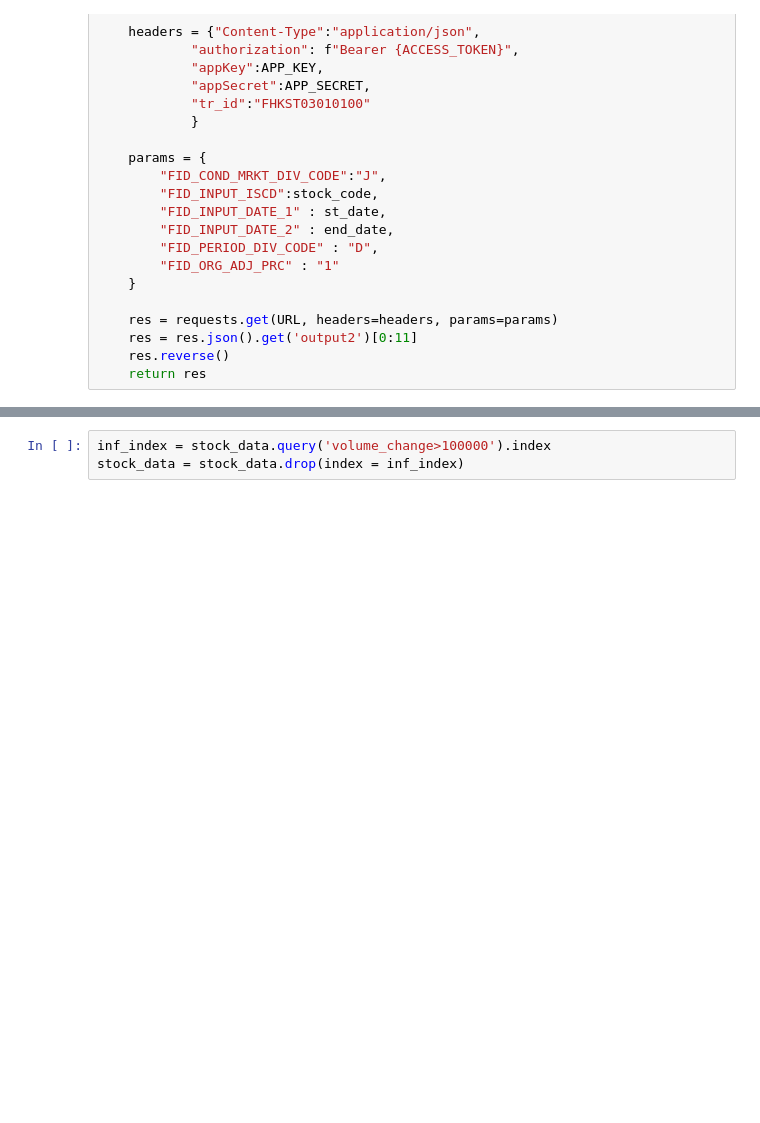
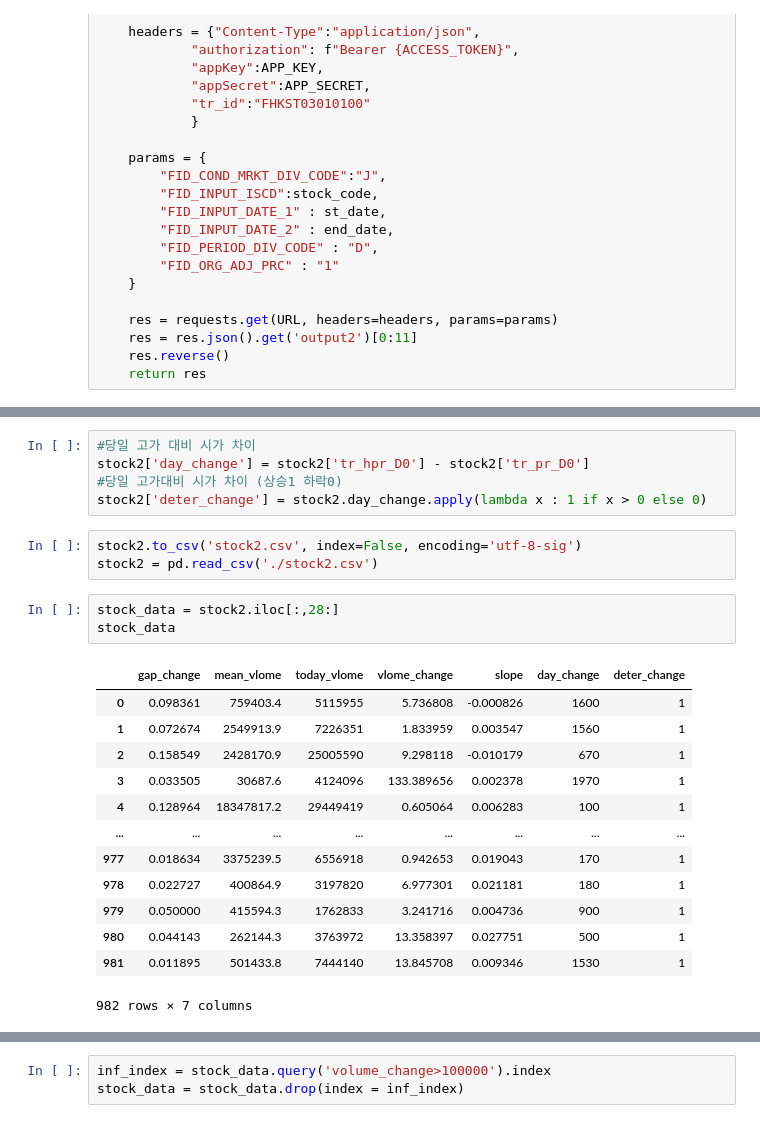
Before and after one commit to kknaks/assingment, a Jupyter notebook: 221228_stock/stock2.ipynb, the cells around one changed output, grey strips where cells are left out. Cells and saved outputs as stored; diff of their text form; blank space fills up the shorter version.

```diff
--- a/221228_stock/stock2.ipynb
+++ b/221228_stock/stock2.ipynb
@@ -289,0 +183,25 @@ stock_data = stock2.iloc[:,26:]
+# %%
+#당일 고가 대비 시가 차이
+stock2['day_change'] = stock2['tr_hpr_D0'] - stock2['tr_pr_D0']
+#당일 고가대비 시가 차이 (상승1 하락0)
+stock2['deter_change'] = stock2.day_change.apply(lambda x : 1 if x > 0 else 0)
+# %%
+stock2.to_csv('stock2.csv', index=False, encoding='utf-8-sig')
+stock2 = pd.read_csv('./stock2.csv')
+# %%
+stock_data = stock2.iloc[:,28:]
+stock_data
+# %% [output]
+|  | gap_change | mean_vlome | today_vlome | vlome_change | slope | day_change | deter_change |
+| 0 | 0.098361 | 759403.4 | 5115955 | 5.736808 | -0.000826 | 1600 | 1 |
+| 1 | 0.072674 | 2549913.9 | 7226351 | 1.833959 | 0.003547 | 1560 | 1 |
+| 2 | 0.158549 | 2428170.9 | 25005590 | 9.298118 | -0.010179 | 670 | 1 |
+| 3 | 0.033505 | 30687.6 | 4124096 | 133.389656 | 0.002378 | 1970 | 1 |
+| 4 | 0.128964 | 18347817.2 | 29449419 | 0.605064 | 0.006283 | 100 | 1 |
+| ... | ... | ... | ... | ... | ... | ... | ... |
+| 977 | 0.018634 | 3375239.5 | 6556918 | 0.942653 | 0.019043 | 170 | 1 |
+| 978 | 0.022727 | 400864.9 | 3197820 | 6.977301 | 0.021181 | 180 | 1 |
+| 979 | 0.050000 | 415594.3 | 1762833 | 3.241716 | 0.004736 | 900 | 1 |
+| 980 | 0.044143 | 262144.3 | 3763972 | 13.358397 | 0.027751 | 500 | 1 |
+| 981 | 0.011895 | 501433.8 | 7444140 | 13.845708 | 0.009346 | 1530 | 1 |
+982 rows × 7 columns
```
Also changed, not shown: parts of 44 cells of this notebook, 2 other files.
